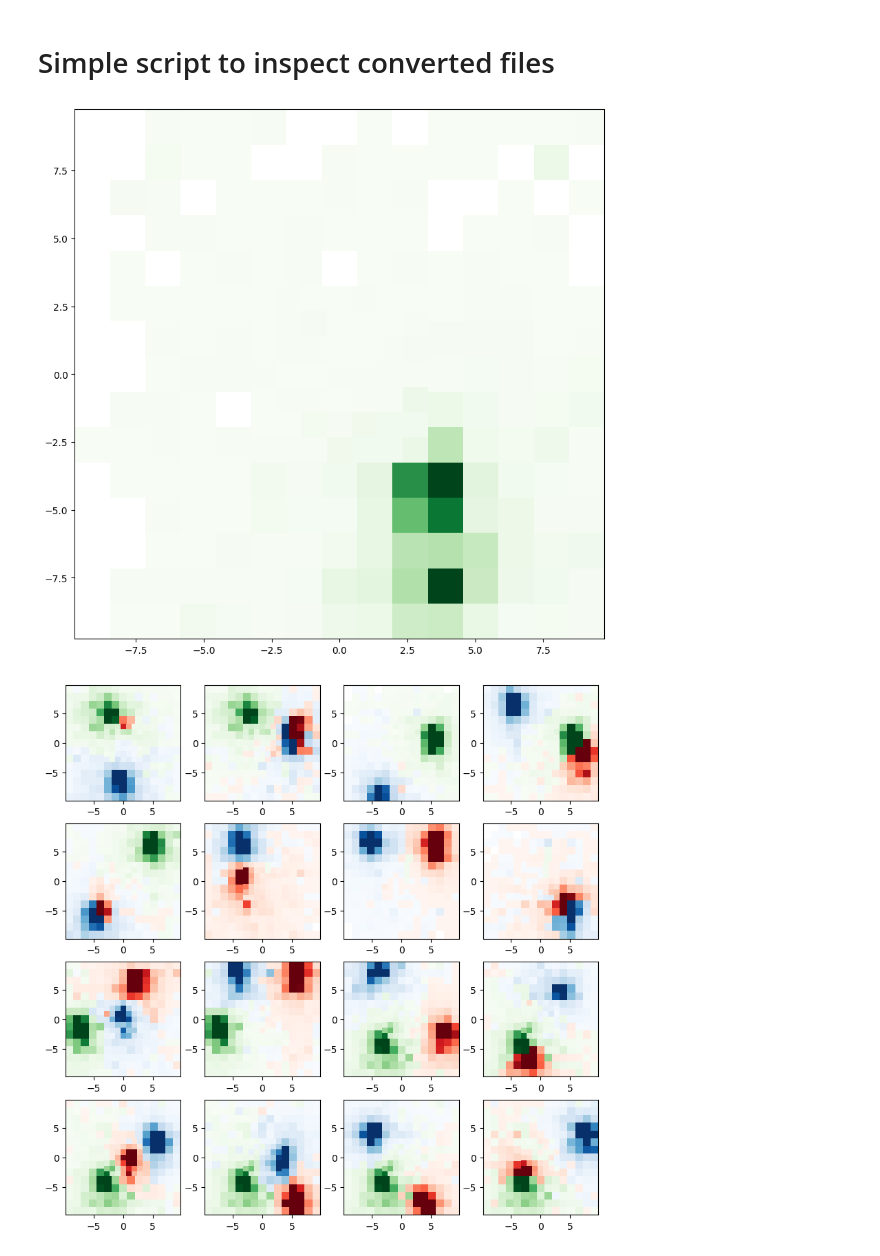
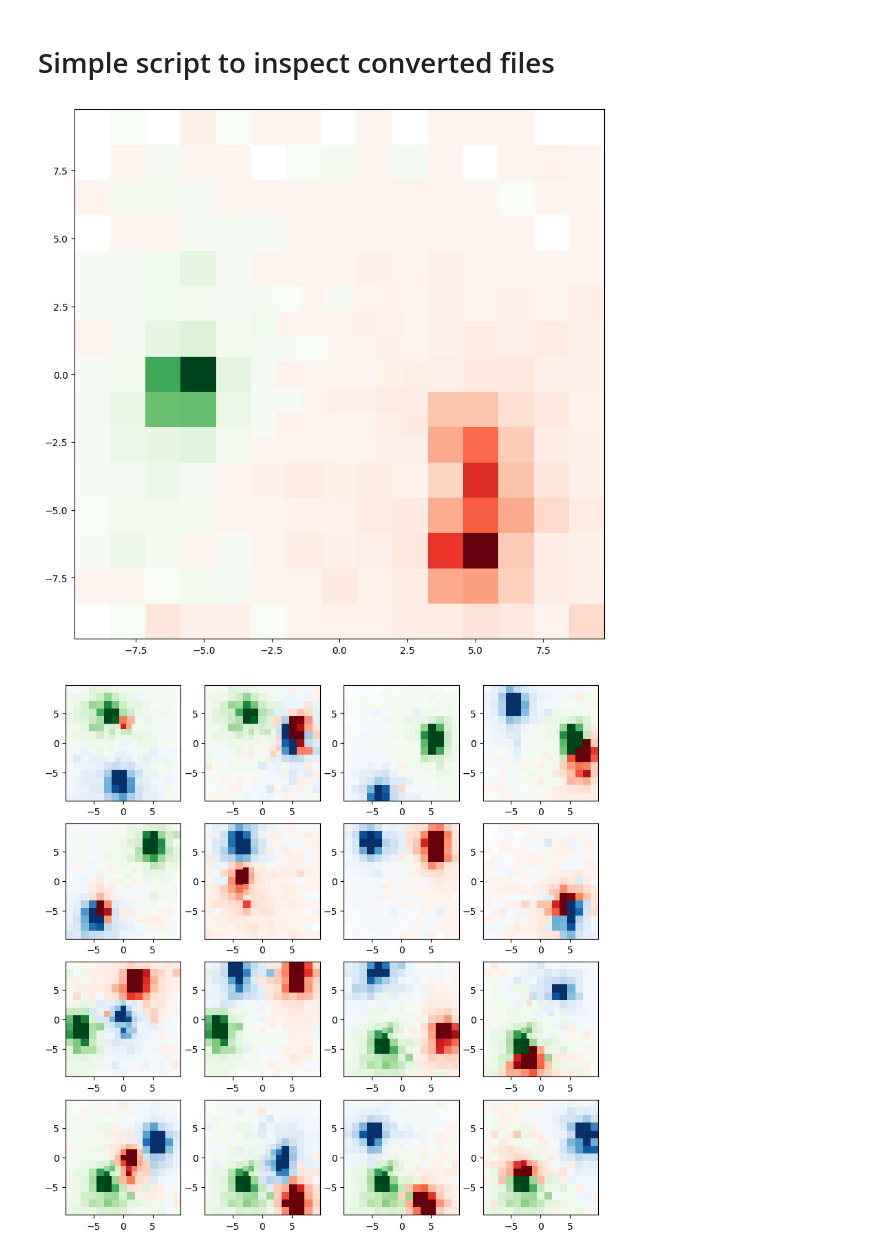
Before and after one commit to Bjartensen/python_focalh_clustering, a Jupyter notebook: inspect.ipynb, the cells around one changed output. Saved outputs shown, nothing was run; the diff lists cells and outputs as text; code cells hidden in the pictures.

```diff
--- a/inspect.ipynb
+++ b/inspect.ipynb
@@ -8,22 +8,22 @@ import focal
 # %% [markdown]
 # Simple script to inspect converted files
 # %%
-filename = "/home/bjartur/workspace/focalh_data_transformer/data/converted/E150_P1_N1000.root"
+filename = "/home/bjartur/workspace/focalh_data_transformer/data/converted/E150_P2_N1000.root"
 #file = ROOT.TFile("/home/bjartur/workspace/focalh_data_transformer/data/converted/E300_P2_N1000.root", "READ")
 # %%
 def plot_single(filename, event=0):
     tfile = ROOT.TFile(filename, "READ")
     ttree = tfile.Get("EventsTree")
     foc = focal.FocalH()
 
     fig, ax = plt.subplots(figsize=(10,10))
 
     foc.heatmap(ttree, event, ax)
     tfile.Close()
 
-plot_single(filename, 250)
+plot_single(filename, 0)
 # %% [output]
-[figure, old version]
+[figure, new version]
 # %%
 def plot_many(filename):
     tfile = ROOT.TFile(filename, "READ")
```
Also changed, not shown: 3 other files.
